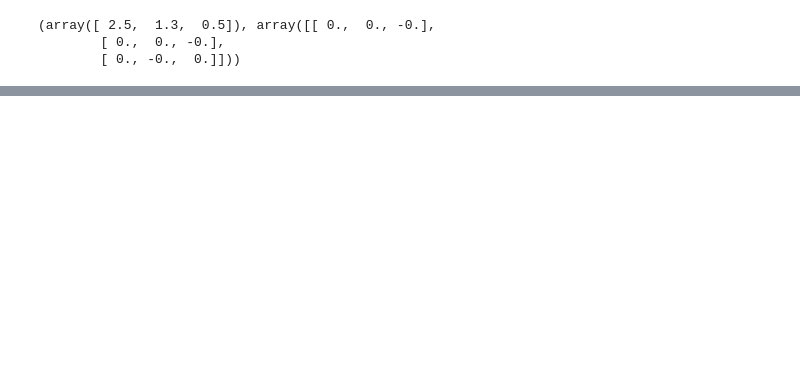
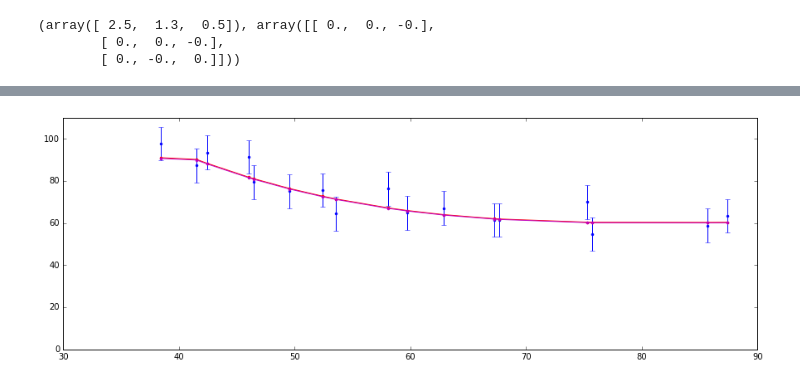
Before and after one commit to Amarchuk/2FInstability, a Jupyter notebook: notebooks/n1068_gerssen.ipynb, the cells around one changed output, grey strips where cells are left out. Cells and saved outputs as stored; diff of their text form; code cells hidden in the pictures; blank space fills up the shorter version.

```diff
--- a/notebooks/n1068_gerssen.ipynb
+++ b/notebooks/n1068_gerssen.ipynb
@@ -838,0 +984,9 @@ plt.show()
+# %%
+# plt.errorbar(radii_maj, sig_maj_p, yerr=e_sig_maj_p, fmt='o', marker='.', color='blue')
+plt.errorbar(radii_min, sig_min_p, yerr=e_sig_min_p, fmt='o', marker='.', color='blue')
+plt.plot(rr[min_n:], func(rr, popt[0], popt[1])[min_n:], '.-', color='red')
+plt.plot(rr[min_n:], func(rr, res.x[1], res.x[0])[min_n:], '.-', color='m')
+plt.ylim(0., 110.)
+plt.show()
+# %% [output]
+[figure, added]
```
Also changed, not shown: parts of 19 cells of this notebook, 16 other files.
